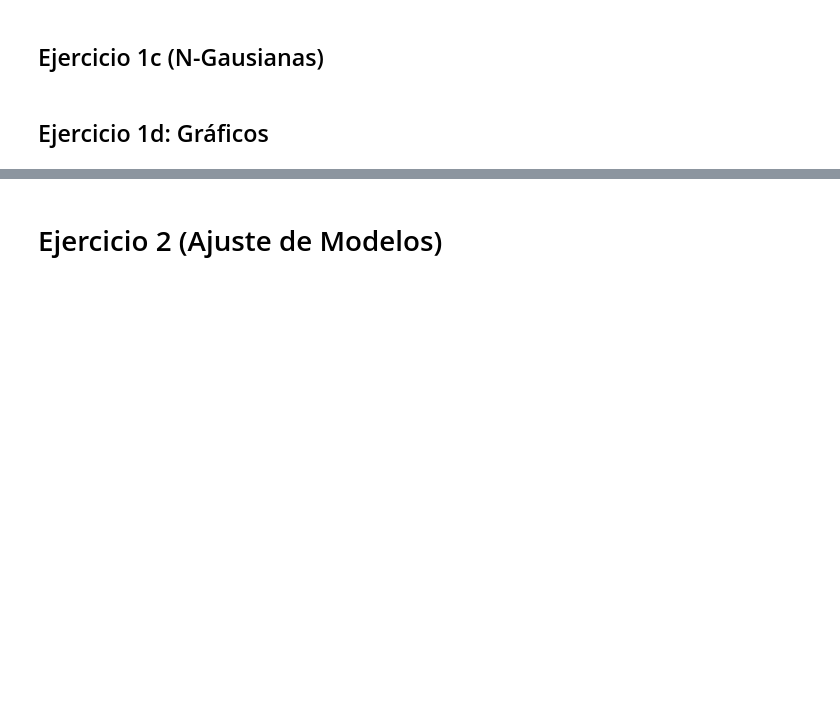
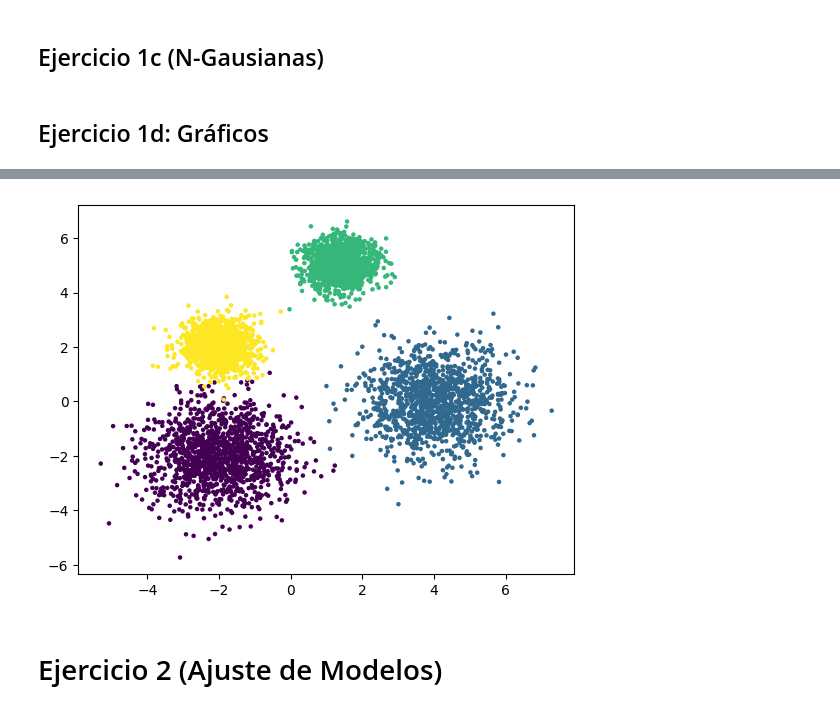
Before and after one commit to SantiagoRotman/TMD, a Jupyter notebook: TP1/TMD_TP1_Generacion_y_Ajuste.ipynb, the cells around one changed output, grey strips where cells are left out. Saved outputs shown, nothing was run; the diff lists cells and outputs as text; code cells hidden in the pictures; blank space fills up the shorter version.

```diff
--- a/TP1/TMD_TP1_Generacion_y_Ajuste.ipynb
+++ b/TP1/TMD_TP1_Generacion_y_Ajuste.ipynb
@@ -74,13 +74,30 @@ def espirales(n: int) -> Tuple[np.ndarray, np.ndarray]:
 # %% [markdown]
 ## Ejercicio 1c (N-Gausianas)
 # %%
-def ngausianas(d: int, medias: np.ndarray, desvios: np.ndarray) -> \
+def ngausianas(d: int, medias: np.ndarray, desvios: np.ndarray, n: int) -> \
         Tuple[np.ndarray, np.ndarray]:
     """ Generador de gausianas """
-    assert(medias.shape[0] == desvios.shape[0]), \
+    assert(medias.shape[0] == desvios.shape[0] ), \
         print('Medias y sds tienen distinto nro. de elementos.')
+    assert(medias.shape[1] == d ), \
+        print('Medias y dimensiones no coinciden.')
 
-    pass  # COMPLETAR
+    X = np.empty((0, d))
+    y = np.empty((0, 1))
+
+    num_centres = medias.shape[0]
+
+    for i in range(num_centres):
+        mean = medias[i]
+        desviacion_std = desvios[i]
+        covarianza = np.diag(np.full(d, desviacion_std)**2)
+
+        input0 = np.random.multivariate_normal(mean, covarianza, n//num_centres)
+
+        output0 = np.full((n//num_centres,1), i)
+
+        X = np.vstack((X, input0))
+        y = np.vstack((y, output0))
 
     return X, y
 # %% [markdown]
@@ -95,9 +112,9 @@ espirales1_X, espirales1_y = espirales(n=300)
 espirales2_X, espirales2_y = espirales(n=10000)
 
 # n-gaussianas
-#medias = np.array([[-2,-2],[4,0],[1.4,5],[-2,2]])
-#sds = np.array([1, 1, 0.5, 0.5])
-#ngausianas_X, ngausianas_y = ngausianas(d=2, medias=medias, desvios=sds)
+medias = np.array([[-2,-2],[4,0],[1.4,5],[-2,2]])
+sds = np.array([1, 1, 0.5, 0.5])
+ngausianas_X, ngausianas_y = ngausianas(d=2, medias=medias, desvios=sds, n=5000)
 # %%
 # Generación de gráficos
 # Recomendamos generar una celda de código para cada gráfica, de forma de poder
@@ -140,3 +157,9 @@ plt.plot()
+# %%
+x_coords, y_coords = zip(*ngausianas_X)
+plt.scatter(x_coords, y_coords, c=ngausianas_y, s=5)
+plt.show()
+# %% [output]
+[figure, added]
 # %% [markdown]
 # Ejercicio 2 (Ajuste de Modelos)
 # %%
```
Also changed, not shown: parts of 26 cells of this notebook, 3 other files.
